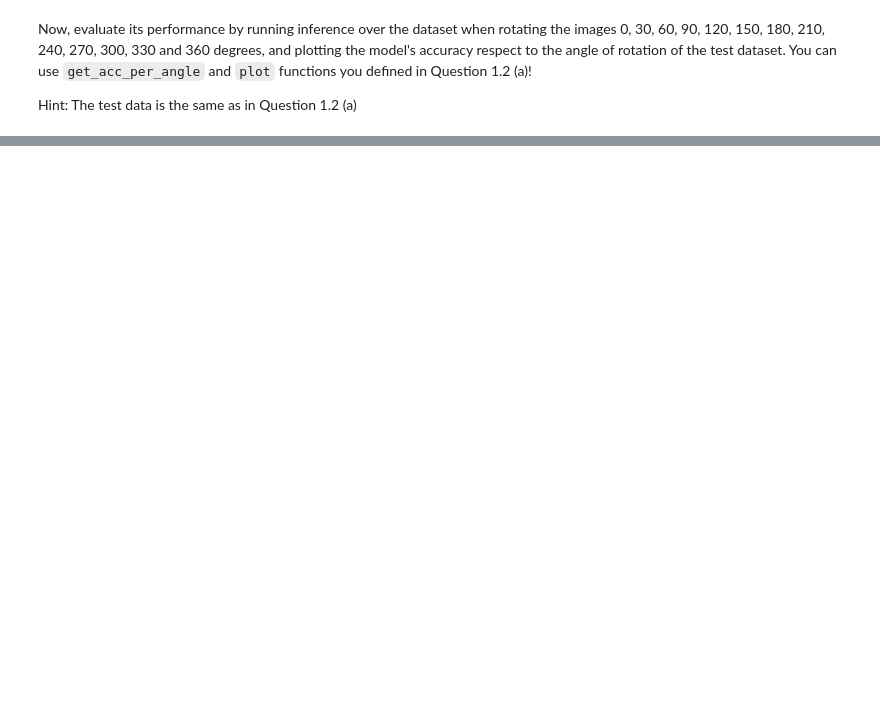
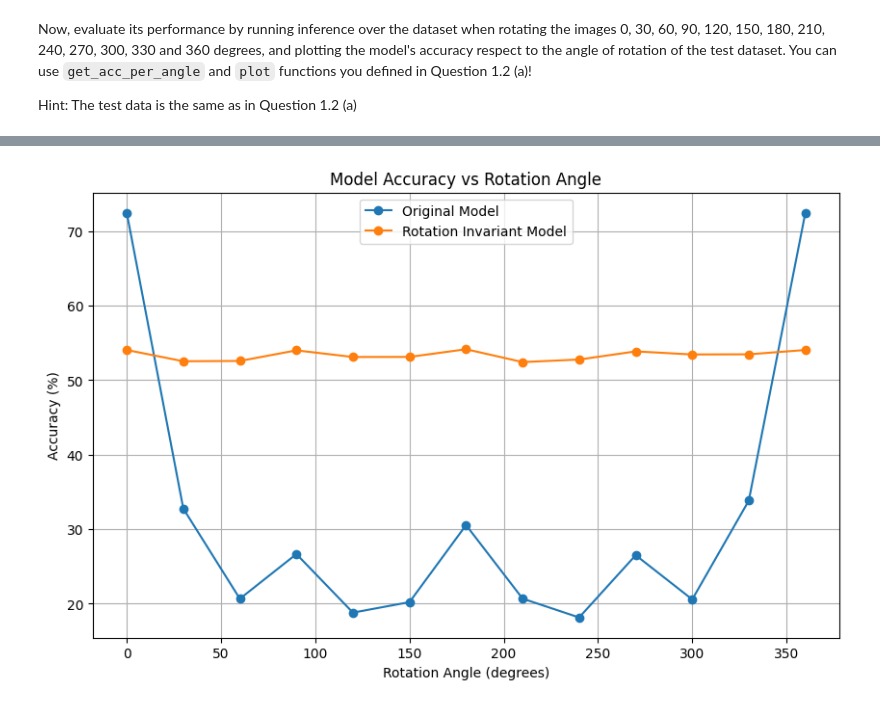
Before and after one commit to juliaBelloni/DL-Labs, a Jupyter notebook: assignment2/part1/exercise1.2.ipynb, the cells around one changed output, grey strips where cells are left out. Cells and saved outputs as stored; diff of their text form; code cells hidden in the pictures; blank space fills up the shorter version.

Commit message:
comparison plot ex 1.2

```diff
--- a/assignment2/part1/exercise1.2.ipynb
+++ b/assignment2/part1/exercise1.2.ipynb
@@ -303,0 +303,12 @@ Files already downloaded and verified
+# %%
+plt.figure(figsize=(10, 6))
+plt.plot(angles, angle_accuracies, marker='o')
+plt.plot(rot_ang, rot_ang_acc, marker='o')
+plt.legend(['Original Model', 'Rotation Invariant Model'])
+plt.title('Model Accuracy vs Rotation Angle')
+plt.xlabel('Rotation Angle (degrees)')
+plt.ylabel('Accuracy (%)')
+plt.grid()
+plt.show()
+# %% [output]
+[figure, added]
```
Also changed, not shown: parts of 8 cells of this notebook, 1 other file.
